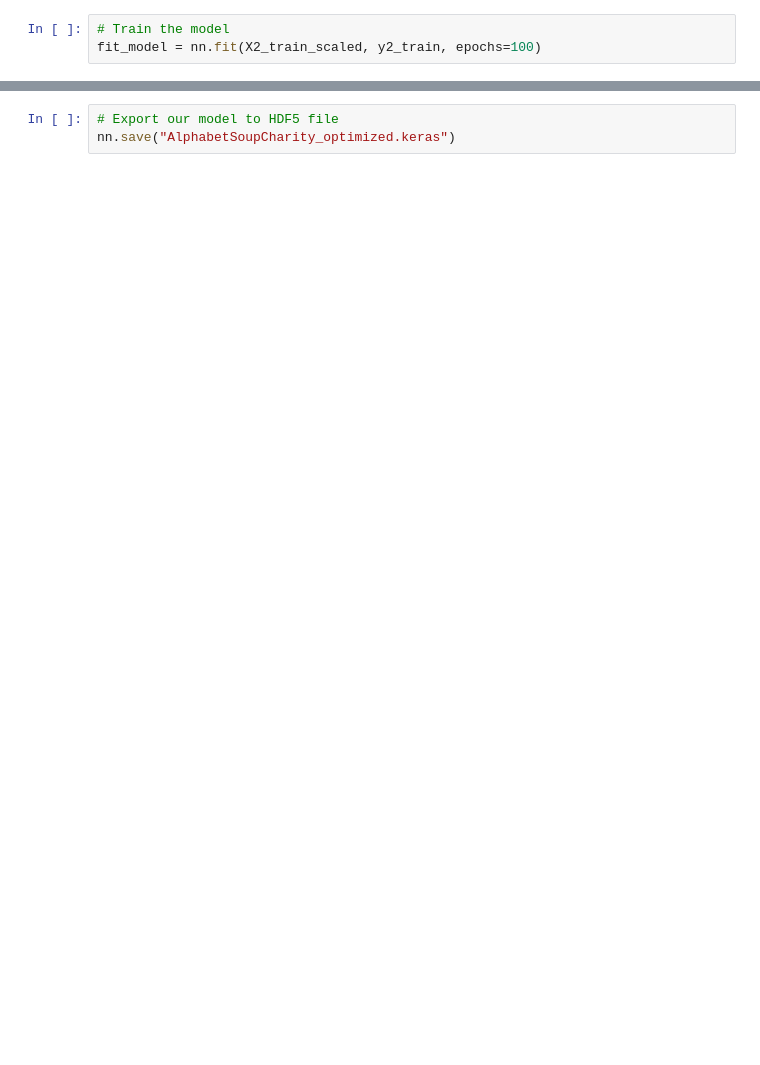
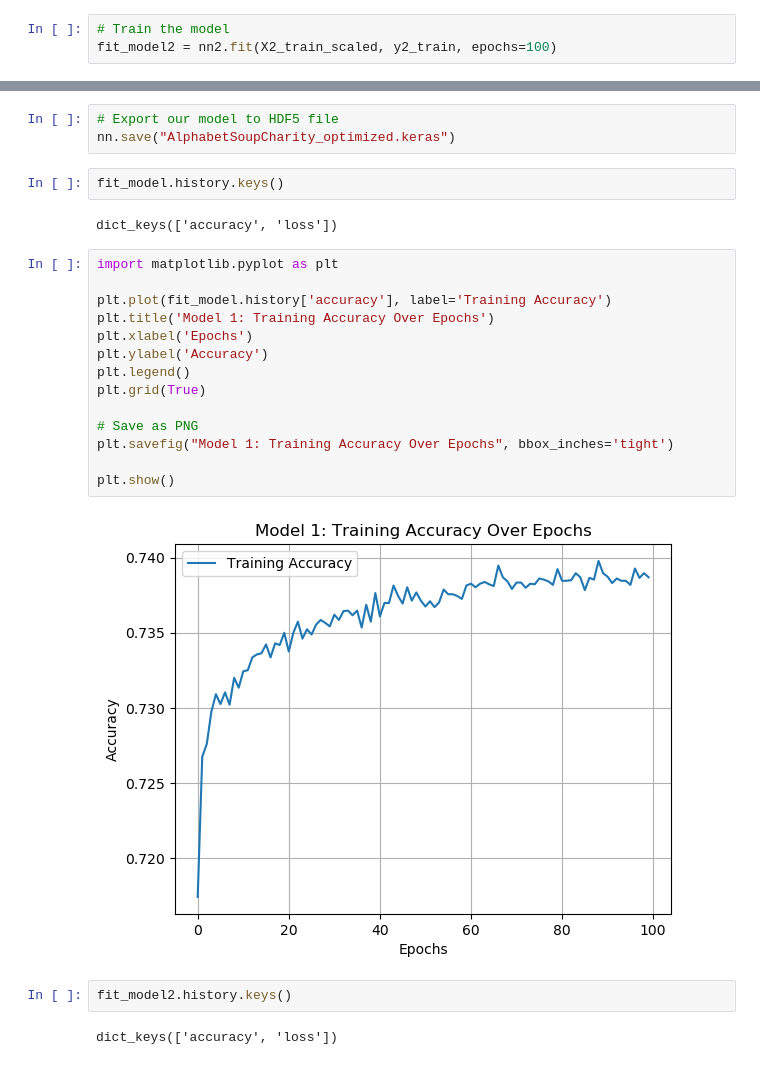
Before and after one commit to clmj1727/deep-learning-challenge, a Jupyter notebook: deep-learning-analysis.ipynb, the cells around one changed output, grey strips where cells are left out. Drawn from its saved outputs; the diff is of its cells as text; blank space fills up the shorter version.

```diff
--- a/deep-learning-analysis.ipynb
+++ b/deep-learning-analysis.ipynb
@@ -561,5 +561,5 @@ nn.compile(loss="binary_crossentropy", optimizer="adam", metrics=["accuracy"])
 # %%
 # Train the model
-fit_model = nn.fit(X2_train_scaled, y2_train, epochs=100)
+fit_model2 = nn2.fit(X2_train_scaled, y2_train, epochs=100)
 # %% [output]
 Epoch 1/100
@@ -589,3 +589,27 @@ Loss: 0.47358420491218567, Accuracy: 0.7849562764167786
 # %%
 # Export our model to HDF5 file
 nn.save("AlphabetSoupCharity_optimized.keras")
+# %%
+fit_model.history.keys()
+# %% [output]
+dict_keys(['accuracy', 'loss'])
+# %%
+import matplotlib.pyplot as plt
+
+plt.plot(fit_model.history['accuracy'], label='Training Accuracy')
+plt.title('Model 1: Training Accuracy Over Epochs')
+plt.xlabel('Epochs')
+plt.ylabel('Accuracy')
+plt.legend()
+plt.grid(True)
+
+# Save as PNG
+plt.savefig("Model 1: Training Accuracy Over Epochs", bbox_inches='tight')
+
+plt.show()
+# %% [output]
+[figure, added]
+# %%
+fit_model2.history.keys()
+# %% [output]
+dict_keys(['accuracy', 'loss'])
```
Also changed, not shown: parts of 8 cells of this notebook, 4 other files.
